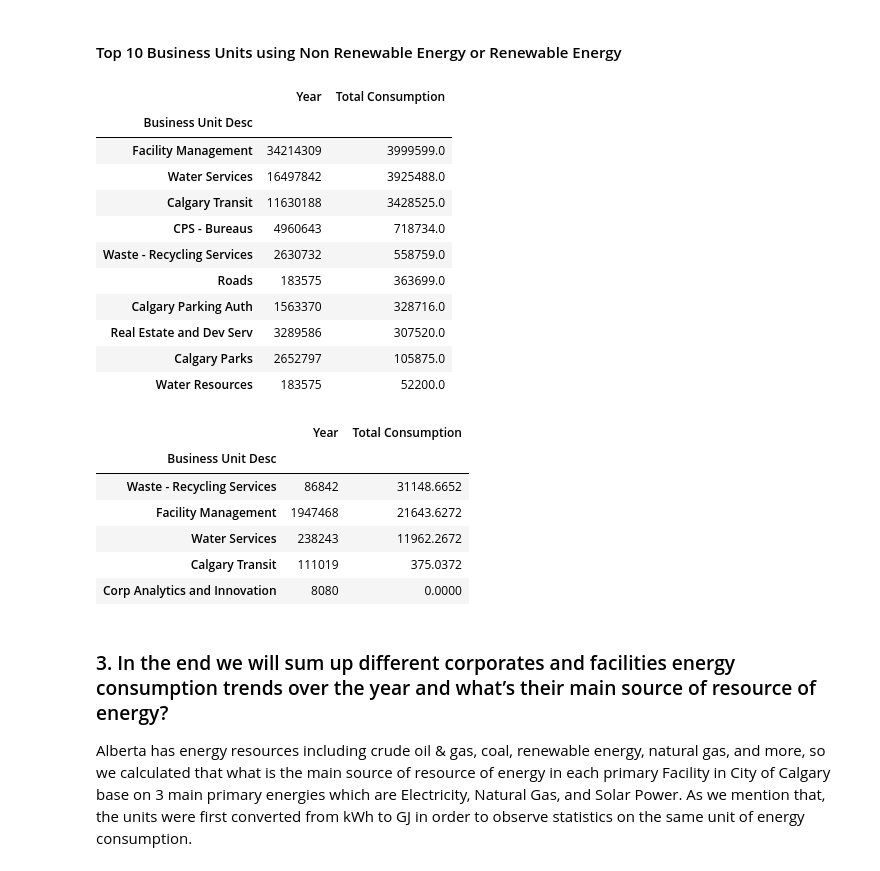
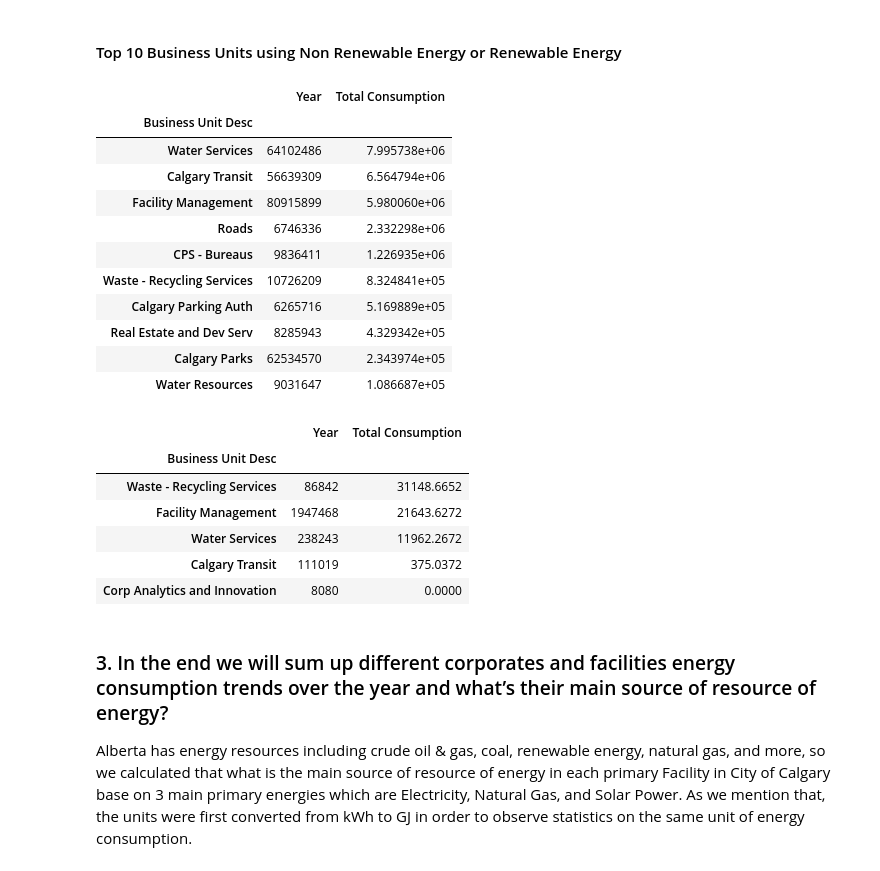
Before and after one commit to deshant19/Corporate-Energy-Consumption-Data-Visualization, a Jupyter notebook: notebooks/Corporate Energy Consumption.ipynb, the cells around one changed output. Cells and saved outputs as stored; diff of their text form; code cells hidden in the pictures.

```diff
--- a/notebooks/Corporate Energy Consumption.ipynb
+++ b/notebooks/Corporate Energy Consumption.ipynb
@@ -454,23 +424,25 @@ display(renewable_energy.groupby('FacilityName').max().sort_values('Total Consum
 # %% [markdown]
 #### Top 10 Business Units using Non Renewable Energy or Renewable Energy
 # %%
+non_renewable_energy= energydata[(energydata['Energy Description'] == 'Natural Gas') | (energydata['Energy Description'] == 'Electricity')]
+renewable_energy= energydata[(energydata['Energy Description'] == 'Solar Power') | (energydata['Energy Description'] == 'Solar Thermal')]
 # Top 10 Facilities using Non renewable energy
-display(non_renewable_energy.groupby(['Business Unit Desc']).sum().sort_values('Total Consumption', ascending=[False]).head(10))
+display(non_renewable_energy.groupby('Business Unit Desc').sum().sort_values('Total Consumption', ascending=[False]).head(10))
 # Top 10 Facilities using renewable energy
 display(renewable_energy.groupby('Business Unit Desc').sum().sort_values('Total Consumption', ascending=[False]).head(10))
 # %% [output]
 |  | Year | Total Consumption |
 | Business Unit Desc |  |  |
-| Facility Management | 34214309 | 3999599.0 |
-| Water Services | 16497842 | 3925488.0 |
-| Calgary Transit | 11630188 | 3428525.0 |
-| CPS - Bureaus | 4960643 | 718734.0 |
-| Waste - Recycling Services | 2630732 | 558759.0 |
-| Roads | 183575 | 363699.0 |
-| Calgary Parking Auth | 1563370 | 328716.0 |
-| Real Estate and Dev Serv | 3289586 | 307520.0 |
-| Calgary Parks | 2652797 | 105875.0 |
-| Water Resources | 183575 | 52200.0 |
+| Water Services | 64102486 | 7.995738e+06 |
+| Calgary Transit | 56639309 | 6.564794e+06 |
+| Facility Management | 80915899 | 5.980060e+06 |
+| Roads | 6746336 | 2.332298e+06 |
+| CPS - Bureaus | 9836411 | 1.226935e+06 |
+| Waste - Recycling Services | 10726209 | 8.324841e+05 |
+| Calgary Parking Auth | 6265716 | 5.169889e+05 |
+| Real Estate and Dev Serv | 8285943 | 4.329342e+05 |
+| Calgary Parks | 62534570 | 2.343974e+05 |
+| Water Resources | 9031647 | 1.086687e+05 |
 |  | Year | Total Consumption |
 | Business Unit Desc |  |  |
 | Waste - Recycling Services | 86842 | 31148.6652 |
```
Also changed, not shown: parts of 9 cells of this notebook.
